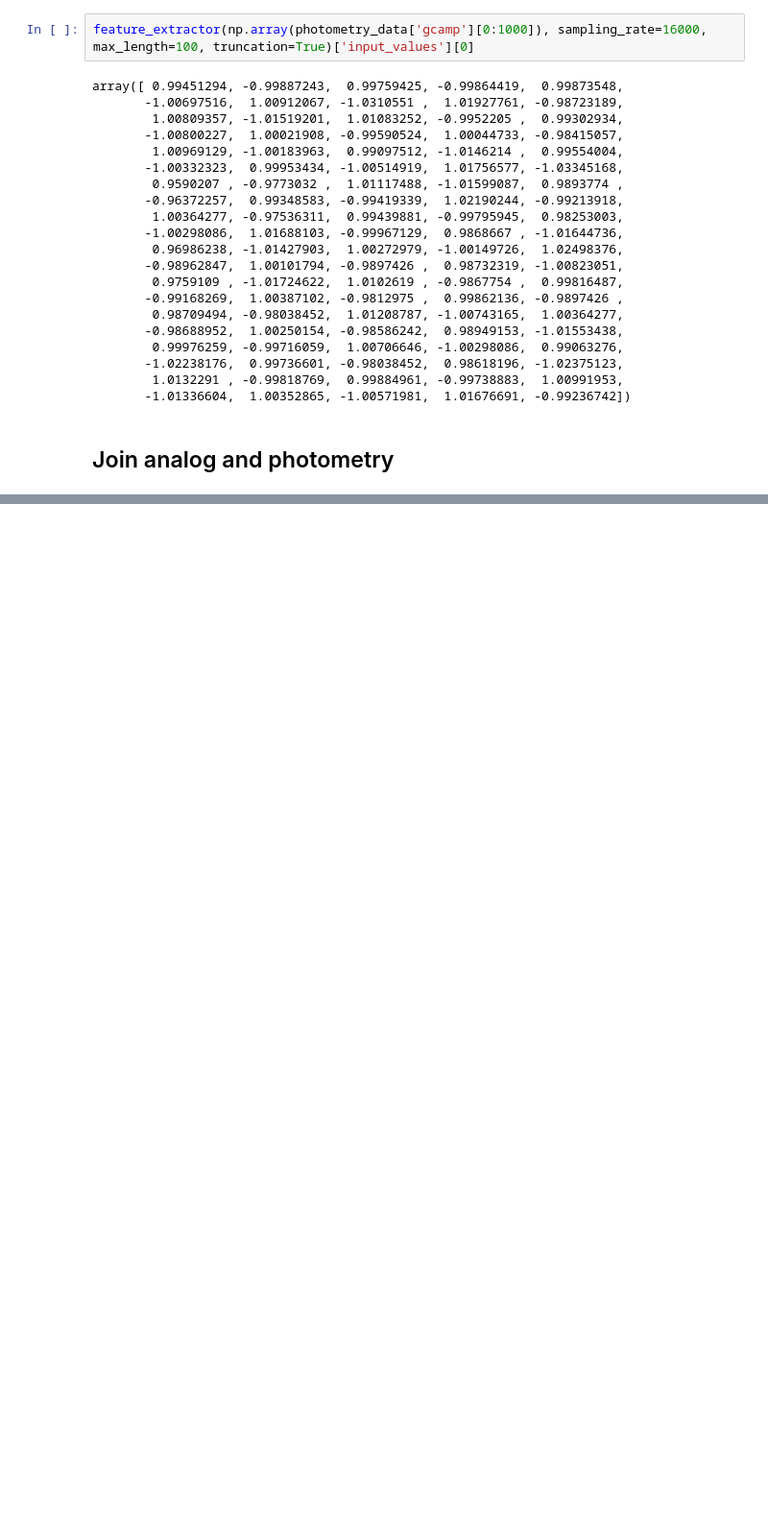
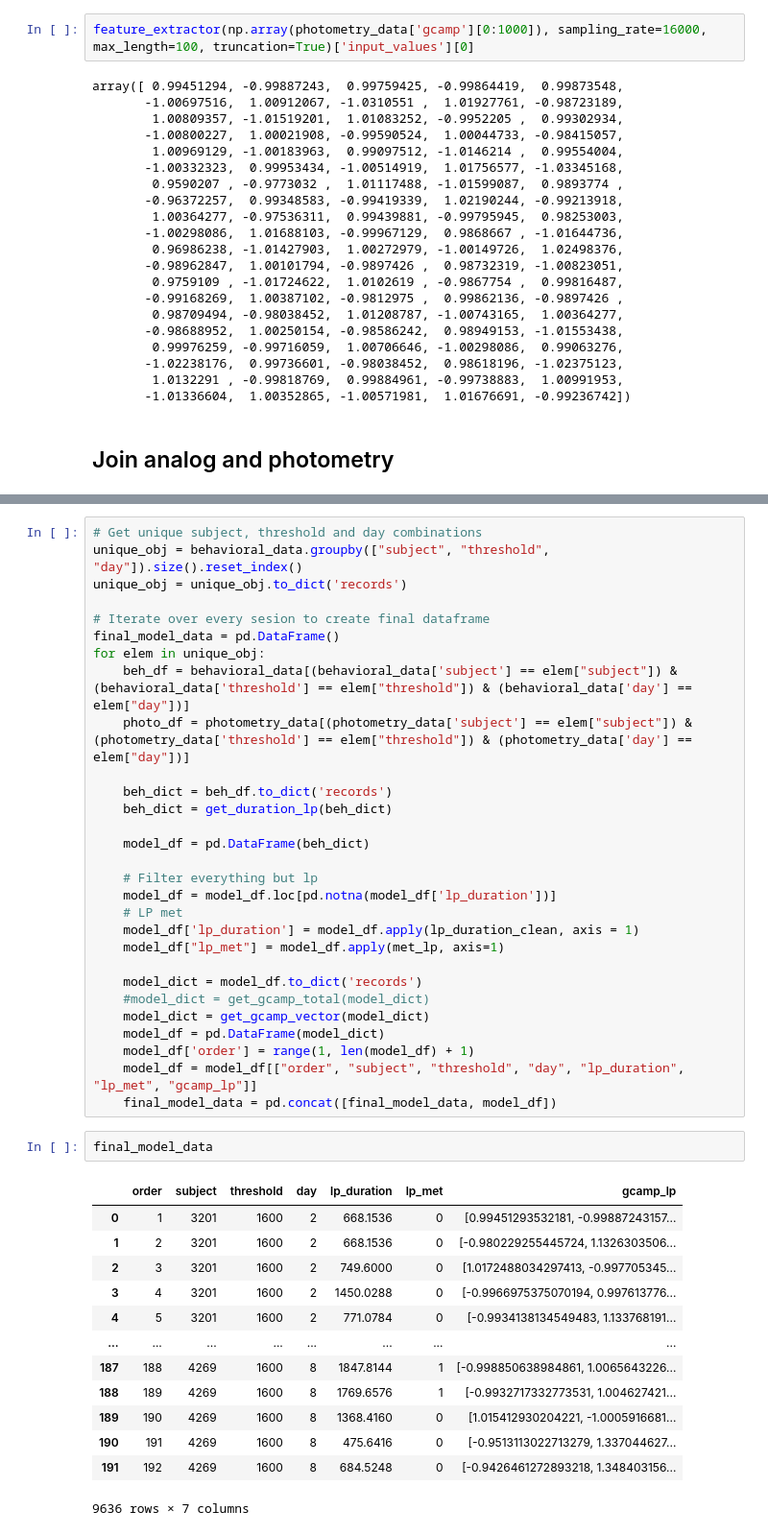
Before and after one commit to jorgerag8/encoder-decoder-transformer, a Jupyter notebook: src/data_extract.ipynb, the cells around one changed output, grey strips where cells are left out. Shown: that part at 96% size. Saved outputs shown, nothing was run; the diff lists cells and outputs as text; blank space fills up the shorter version.

```diff
--- a/src/data_extract.ipynb
+++ b/src/data_extract.ipynb
@@ -191,0 +229,45 @@ array([ 0.99451294, -0.99887243,  0.99759425, -0.99864419,  0.99873548,
+# %%
+# Get unique subject, threshold and day combinations
+unique_obj = behavioral_data.groupby(["subject", "threshold", "day"]).size().reset_index()
+unique_obj = unique_obj.to_dict('records')
+
+# Iterate over every sesion to create final dataframe
+final_model_data = pd.DataFrame()
+for elem in unique_obj:
+    beh_df = behavioral_data[(behavioral_data['subject'] == elem["subject"]) & (behavioral_data['threshold'] == elem["threshold"]) & (behavioral_data['day'] == elem["day"])]
+    photo_df = photometry_data[(photometry_data['subject'] == elem["subject"]) & (photometry_data['threshold'] == elem["threshold"]) & (photometry_data['day'] == elem["day"])]
+
+    beh_dict = beh_df.to_dict('records')
+    beh_dict = get_duration_lp(beh_dict)
+
+    model_df = pd.DataFrame(beh_dict)
+
+    # Filter everything but lp
+    model_df = model_df.loc[pd.notna(model_df['lp_duration'])]
+    # LP met
+    model_df['lp_duration'] = model_df.apply(lp_duration_clean, axis = 1)
+    model_df["lp_met"] = model_df.apply(met_lp, axis=1)
+
+    model_dict = model_df.to_dict('records')
+    #model_dict = get_gcamp_total(model_dict)
+    model_dict = get_gcamp_vector(model_dict)
+    model_df = pd.DataFrame(model_dict)
+    model_df['order'] = range(1, len(model_df) + 1)
+    model_df = model_df[["order", "subject", "threshold", "day", "lp_duration", "lp_met", "gcamp_lp"]]
+    final_model_data = pd.concat([final_model_data, model_df])
+# %%
+final_model_data
+# %% [output]
+|  | order | subject | threshold | day | lp_duration | lp_met | gcamp_lp |
+| 0 | 1 | 3201 | 1600 | 2 | 668.1536 | 0 | [0.99451293532181, -0.99887243157... |
+| 1 | 2 | 3201 | 1600 | 2 | 668.1536 | 0 | [-0.980229255445724, 1.1326303506... |
+| 2 | 3 | 3201 | 1600 | 2 | 749.6000 | 0 | [1.0172488034297413, -0.997705345... |
+| 3 | 4 | 3201 | 1600 | 2 | 1450.0288 | 0 | [-0.9966975375070194, 0.997613776... |
+| 4 | 5 | 3201 | 1600 | 2 | 771.0784 | 0 | [-0.9934138134549483, 1.133768191... |
+| ... | ... | ... | ... | ... | ... | ... | ... |
+| 187 | 188 | 4269 | 1600 | 8 | 1847.8144 | 1 | [-0.998850638984861, 1.0065643226... |
+| 188 | 189 | 4269 | 1600 | 8 | 1769.6576 | 1 | [-0.9932717332773531, 1.004627421... |
+| 189 | 190 | 4269 | 1600 | 8 | 1368.4160 | 0 | [1.015412930204221, -1.0005916681... |
+| 190 | 191 | 4269 | 1600 | 8 | 475.6416 | 0 | [-0.9513113022713279, 1.337044627... |
+| 191 | 192 | 4269 | 1600 | 8 | 684.5248 | 0 | [-0.9426461272893218, 1.348403156... |
+9636 rows × 7 columns
```
Also changed, not shown: parts of 14 cells of this notebook, 3 other files.
